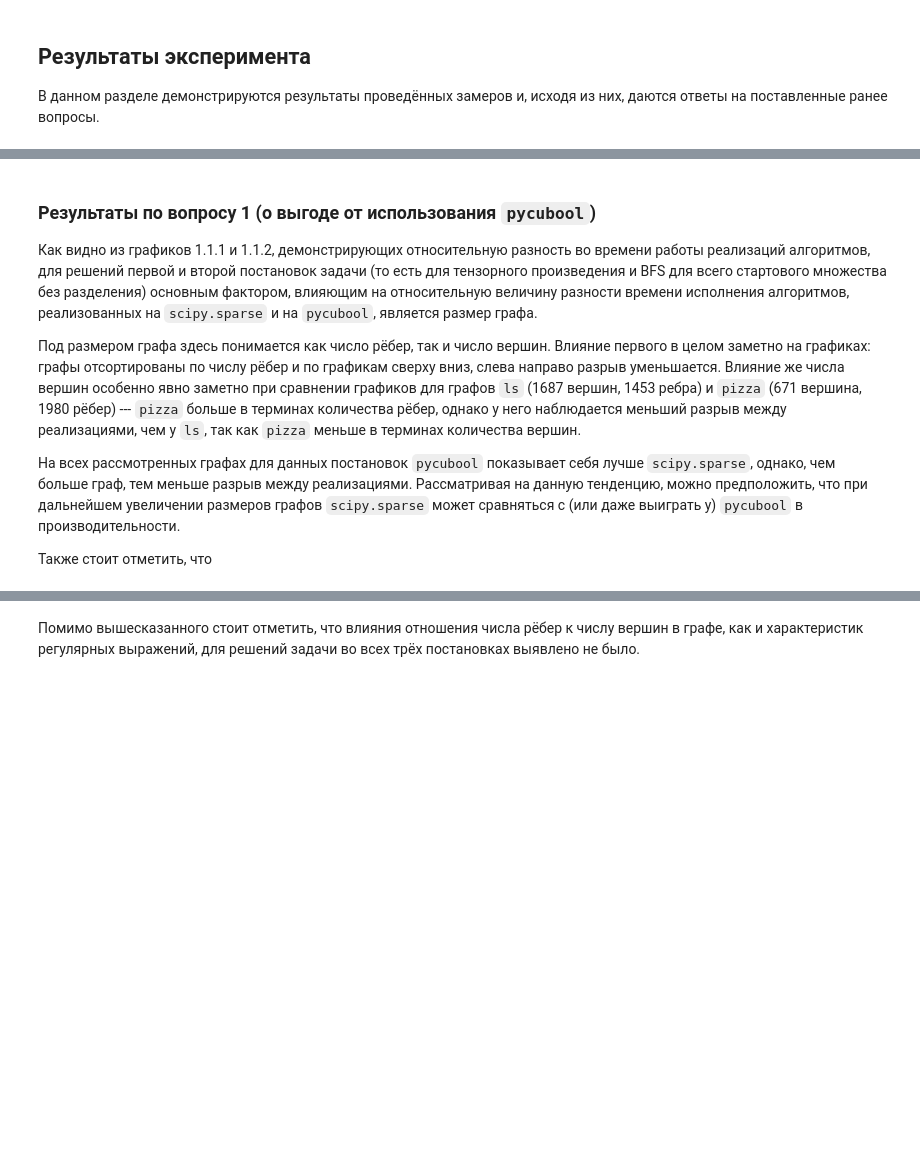
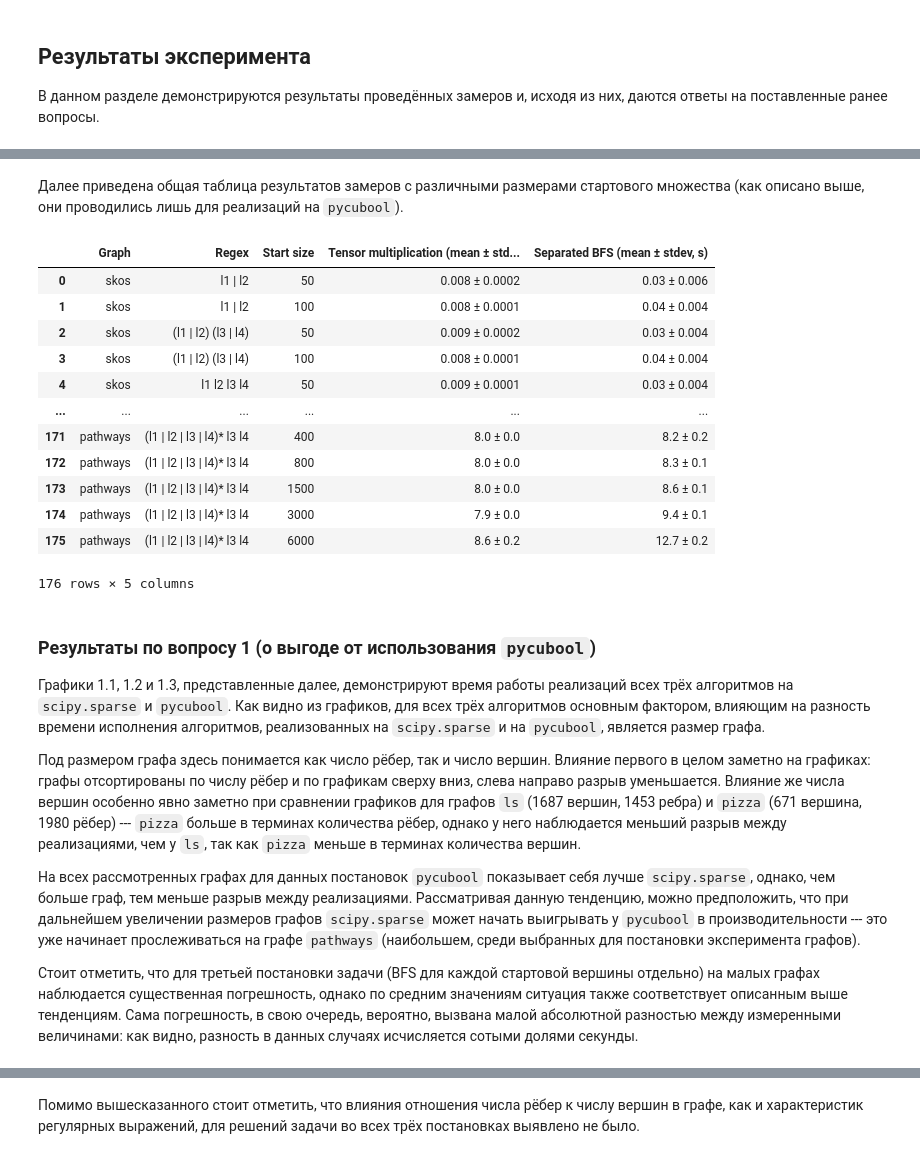
Before and after one commit to shlegelal/formal-lang-course, a Jupyter notebook: experiments/rpq_comparison.ipynb, the cells around one changed output, grey strips where cells are left out. Saved outputs shown, nothing was run; the diff lists cells and outputs as text; code cells hidden in the pictures; blank space fills up the shorter version.

```diff
--- a/experiments/rpq_comparison.ipynb
+++ b/experiments/rpq_comparison.ipynb
@@ -811,11 +854,62 @@ ALGO_NAMES = ["Tensor multiplication", "United BFS", "Separated BFS"]
+# %% [markdown]
+Далее приведена общая таблица результатов замеров с различными размерами стартового множества (как описано выше, они проводились лишь для реализаций на `pycubool`).
+# %%
+def transform_varied_starts_res_to_dataframe(
+    res: list[list[dict[int, tuple[tuple[float, float], tuple[float, float]]]]]
+) -> pd.DataFrame:
+    transformed = []
+
+    for g_i, graph_name in enumerate([g.name for g in GRAPHS]):
+        transformed_part = []
+        for r_i, regex_name in enumerate(REGEXES.keys()):
+            for start_size in VARIED_START_SIZES:
+                if not start_size in res[g_i][r_i].keys():
+                    continue
+                ((by_tensor_mean, by_tensor_stdev), (by_bfs_each_mean, by_bfs_each_stdev)) = res[g_i][r_i][start_size]
+                transformed_part.append(
+                    [graph_name, regex_name, start_size, by_tensor_mean, by_tensor_stdev, by_bfs_each_mean,
+                     by_bfs_each_stdev]
+                )
+        transformed_part = np.array(transformed_part)
+        for col in range(3, 7):
+            transformed_part[:, col] = format_floats([float(s) for s in transformed_part[:, col]])
+        transformed += [[*row[:3], f"{row[3]} ± {row[4]}", f"{row[5]} ± {row[6]}"] for row in transformed_part]
+
+    return pd.DataFrame(
+        transformed,
+        columns=[
+            "Graph",
+            "Regex",
+            "Start size",
+            f"{ALGO_NAMES[0]} (mean ± stdev, s)",
+            f"{ALGO_NAMES[2]} (mean ± stdev, s)",
+        ],
+    )
+
+
+transform_varied_starts_res_to_dataframe(varied_starts_res)
+# %% [output]
+|  | Graph | Regex | Start size | Tensor multiplication (mean ± std... | Separated BFS (mean ± stdev, s) |
+| 0 | skos | l1 | l2 | 50 | 0.008 ± 0.0002 | 0.03 ± 0.006 |
+| 1 | skos | l1 | l2 | 100 | 0.008 ± 0.0001 | 0.04 ± 0.004 |
+| 2 | skos | (l1 | l2) (l3 | l4) | 50 | 0.009 ± 0.0002 | 0.03 ± 0.004 |
+| 3 | skos | (l1 | l2) (l3 | l4) | 100 | 0.008 ± 0.0001 | 0.04 ± 0.004 |
+| 4 | skos | l1 l2 l3 l4 | 50 | 0.009 ± 0.0001 | 0.03 ± 0.004 |
+| ... | ... | ... | ... | ... | ... |
+| 171 | pathways | (l1 | l2 | l3 | l4)* l3 l4 | 400 | 8.0 ± 0.0 | 8.2 ± 0.2 |
+| 172 | pathways | (l1 | l2 | l3 | l4)* l3 l4 | 800 | 8.0 ± 0.0 | 8.3 ± 0.1 |
+| 173 | pathways | (l1 | l2 | l3 | l4)* l3 l4 | 1500 | 8.0 ± 0.0 | 8.6 ± 0.1 |
+| 174 | pathways | (l1 | l2 | l3 | l4)* l3 l4 | 3000 | 7.9 ± 0.0 | 9.4 ± 0.1 |
+| 175 | pathways | (l1 | l2 | l3 | l4)* l3 l4 | 6000 | 8.6 ± 0.2 | 12.7 ± 0.2 |
+176 rows × 5 columns
 # %% [markdown]
 ### Результаты по вопросу 1 (о выгоде от использования `pycubool`)
 
-Как видно из графиков 1.1.1 и 1.1.2, демонстрирующих относительную разность во времени работы реализаций алгоритмов, для решений первой и второй постановок задачи (то есть для тензорного произведения и BFS для всего стартового множества без разделения) основным фактором, влияющим на относительную величину разности времени исполнения алгоритмов, реализованных на `scipy.sparse` и на `pycubool`, является размер графа.
+Графики 1.1, 1.2 и 1.3, представленные далее, демонстрируют время работы реализаций всех трёх алгоритмов на `scipy.sparse` и `pycubool`. Как видно из графиков, для всех трёх алгоритмов основным фактором, влияющим на разность времени исполнения алгоритмов, реализованных на `scipy.sparse` и на `pycubool`, является размер графа.
 
 Под размером графа здесь понимается как число рёбер, так и число вершин. Влияние первого в целом заметно на графиках: графы отсортированы по числу рёбер и по графикам сверху вниз, слева направо разрыв уменьшается. Влияние же числа вершин особенно явно заметно при сравнении графиков для графов `ls` (1687 вершин, 1453 ребра) и `pizza` (671 вершина, 1980 рёбер) --- `pizza` больше в терминах количества рёбер, однако у него наблюдается меньший разрыв между реализациями, чем у `ls`, так как `pizza` меньше в терминах количества вершин.
 
-На всех рассмотренных графах для данных постановок `pycubool` показывает себя лучше `scipy.sparse`, однако, чем больше граф, тем меньше разрыв между реализациями. Рассматривая на данную тенденцию, можно предположить, что при дальнейшем увеличении размеров графов `scipy.sparse` может сравняться с (или даже выиграть у) `pycubool` в производительности.
+На всех рассмотренных графах для данных постановок `pycubool` показывает себя лучше `scipy.sparse`, однако, чем больше граф, тем меньше разрыв между реализациями. Рассматривая данную тенденцию, можно предположить, что при дальнейшем увеличении размеров графов `scipy.sparse` может начать выигрывать у `pycubool` в производительности --- это уже начинает прослеживаться на графе `pathways` (наибольшем, среди выбранных для постановки эксперимента графов).
 
-Также стоит отметить, что
+Стоит отметить, что для третьей постановки задачи (BFS для каждой стартовой вершины отдельно) на малых графах наблюдается существенная погрешность, однако по средним значениям ситуация также соответствует описанным выше тенденциям. Сама погрешность, в свою очередь, вероятно, вызвана малой абсолютной разностью между измеренными величинами: как видно, разность в данных случаях исчисляется сотыми долями секунды.
 # %%
```
Also changed, not shown: parts of 14 cells of this notebook.
